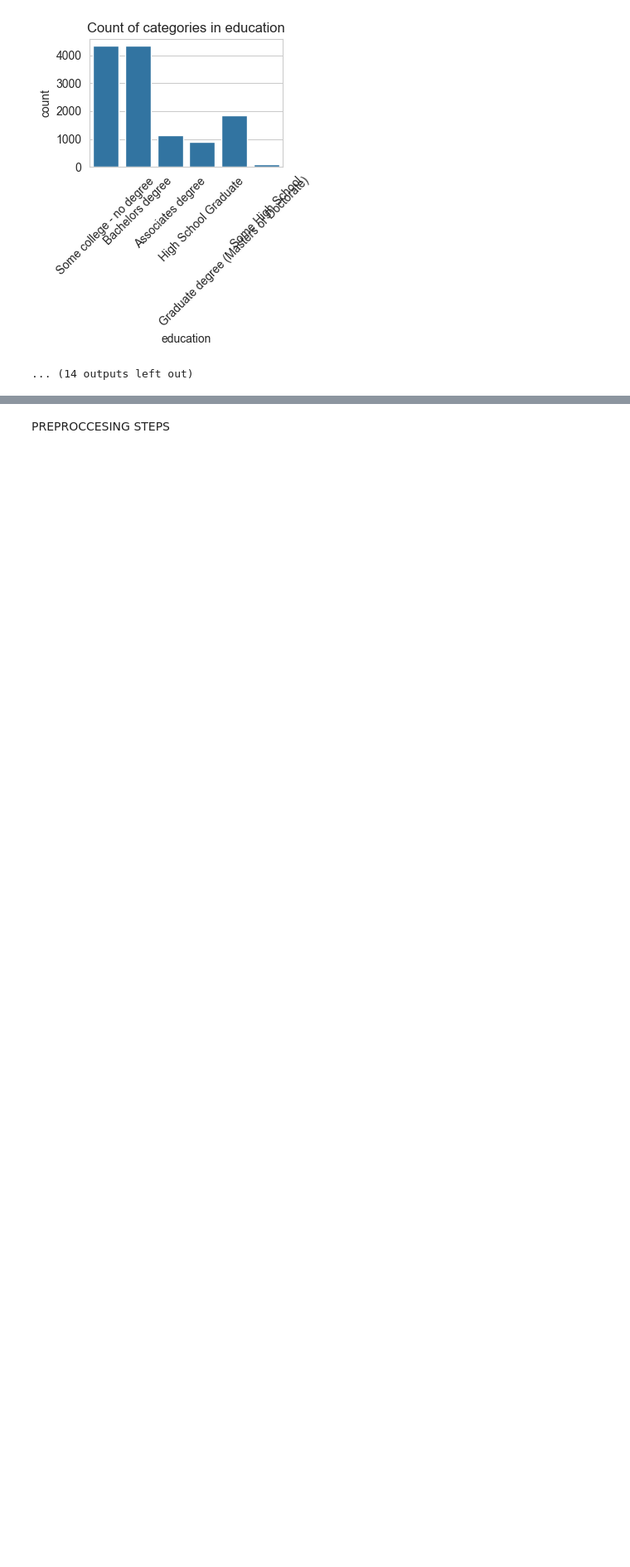
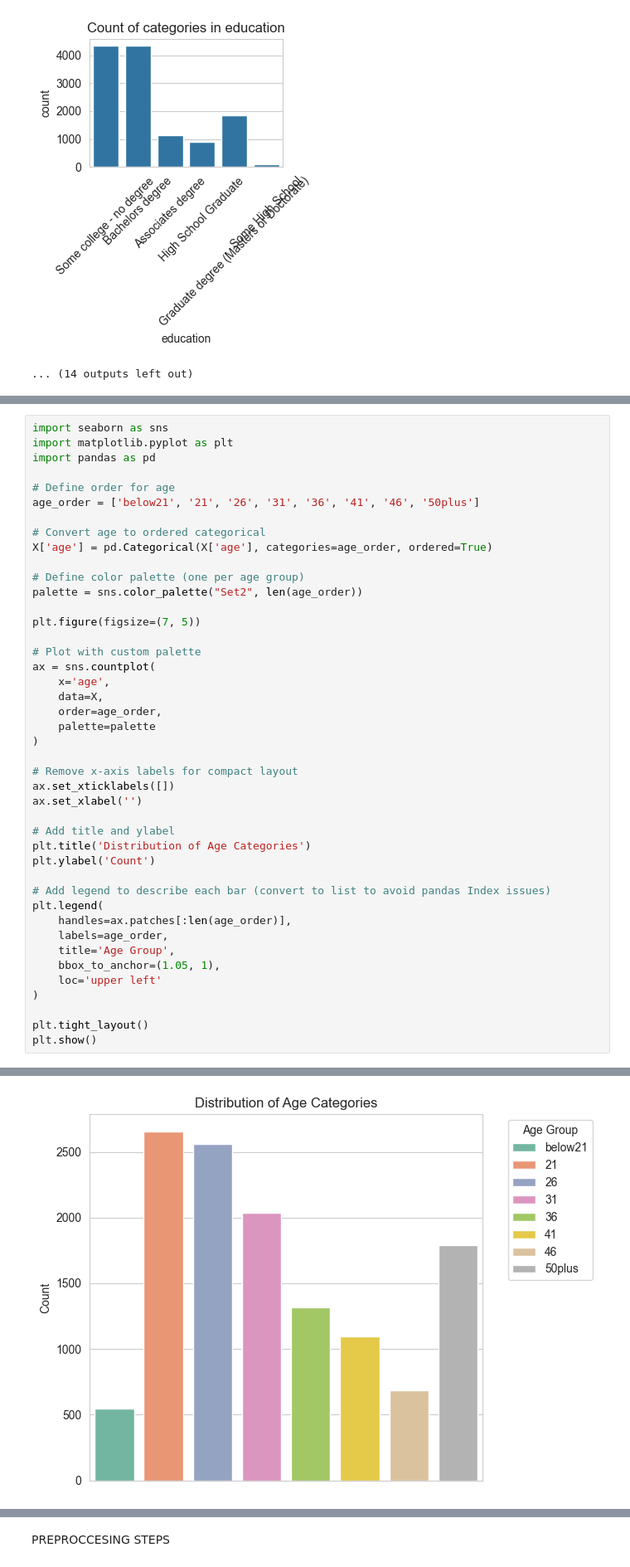
Before and after one commit to wimphil/machine_learning_group_11, a Jupyter notebook: Drivers_Recommendation_Dataset_Jupyter.ipynb, the cells around one changed output, grey strips where cells are left out. Shown at 83% size. Cells and saved outputs as stored; diff of their text form; blank space fills up the shorter version.

```diff
--- a/Drivers_Recommendation_Dataset_Jupyter.ipynb
+++ b/Drivers_Recommendation_Dataset_Jupyter.ipynb
@@ -156,0 +118,44 @@ plt.show()
+# %%
+import seaborn as sns
+import matplotlib.pyplot as plt
+import pandas as pd
+
+# Define order for age
+age_order = ['below21', '21', '26', '31', '36', '41', '46', '50plus']
+
+# Convert age to ordered categorical
+X['age'] = pd.Categorical(X['age'], categories=age_order, ordered=True)
+
+# Define color palette (one per age group)
+palette = sns.color_palette("Set2", len(age_order))
+
+plt.figure(figsize=(7, 5))
+
+# Plot with custom palette
+ax = sns.countplot(
+    x='age',
+    data=X,
+    order=age_order,
+    palette=palette
+)
+
+# Remove x-axis labels for compact layout
+ax.set_xticklabels([])
+ax.set_xlabel('')
+
+# Add title and ylabel
+plt.title('Distribution of Age Categories')
+plt.ylabel('Count')
+
+# Add legend to describe each bar (convert to list to avoid pandas Index issues)
+plt.legend(
+    handles=ax.patches[:len(age_order)],
+    labels=age_order,
+    title='Age Group',
+    bbox_to_anchor=(1.05, 1),
+    loc='upper left'
+)
+
+plt.tight_layout()
+plt.show()
+# %% [output]
@@ -156,0 +165 @@ plt.show()
+[figure, added]
```
Also changed, not shown: parts of 19 cells of this notebook, 1 other file.
